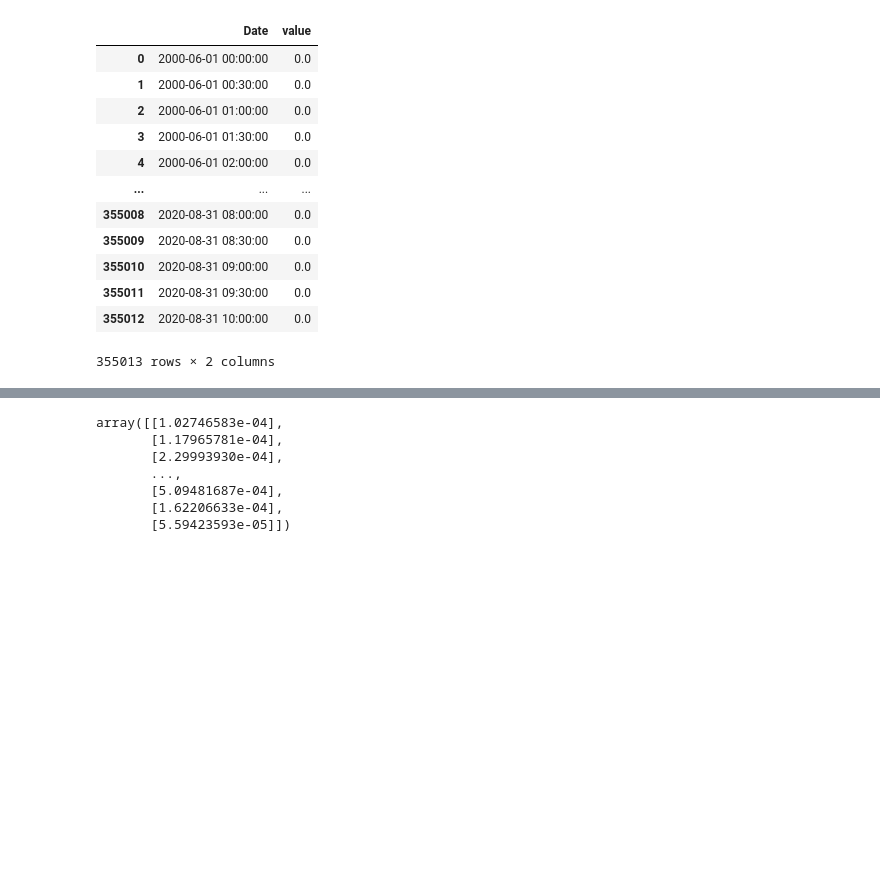
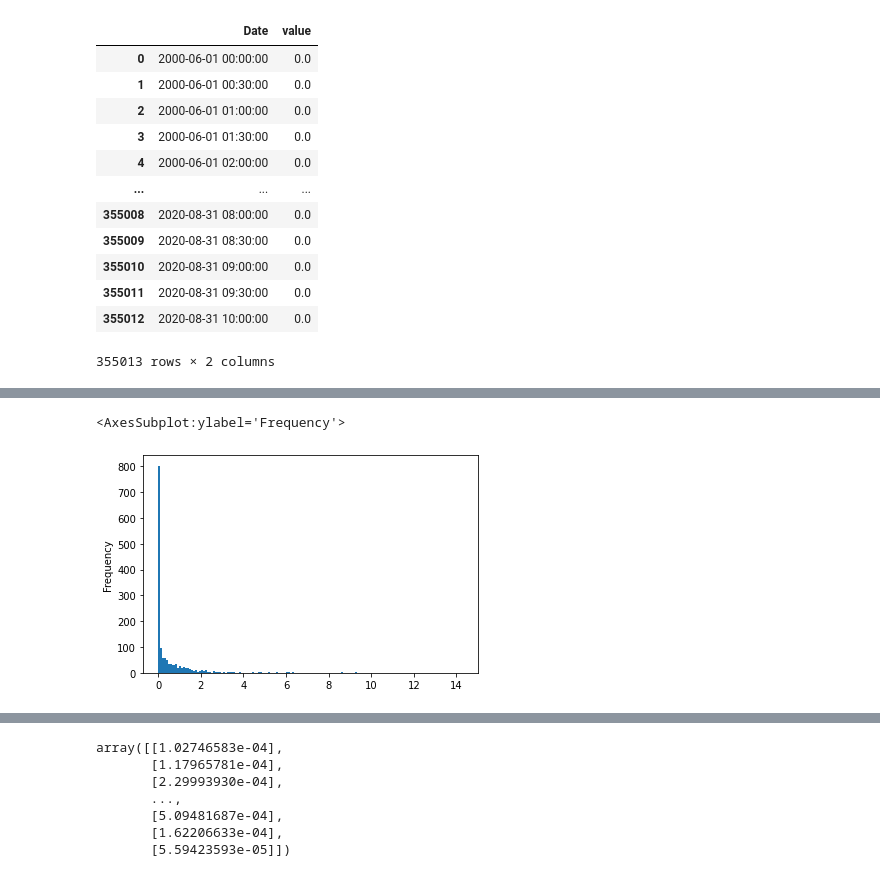
Before and after one commit to algoasylum/SatelliteImageAnalysis, a Jupyter notebook: Precipitation_Analysis/gmm.ipynb, the cells around one changed output, grey strips where cells are left out. Drawn from its saved outputs; the diff is of its cells as text; code cells hidden in the pictures; blank space fills up the shorter version.

```diff
--- a/Precipitation_Analysis/gmm.ipynb
+++ b/Precipitation_Analysis/gmm.ipynb
@@ -50,0 +43,10 @@ fig.show()
+# %%
+df18 = df[df['Date'].dt.year == 2018]
+df18 = df18[df18['Date'].dt.month == 7]
+df18 = df18.reset_index()
+df18.columns
+X = df18.value
+X.plot.hist(bins=150)
+# %% [output]
+<AxesSubplot:ylabel='Frequency'>
+[figure, added]
```
Also changed, not shown: parts of 5 cells of this notebook, 1 other file.
